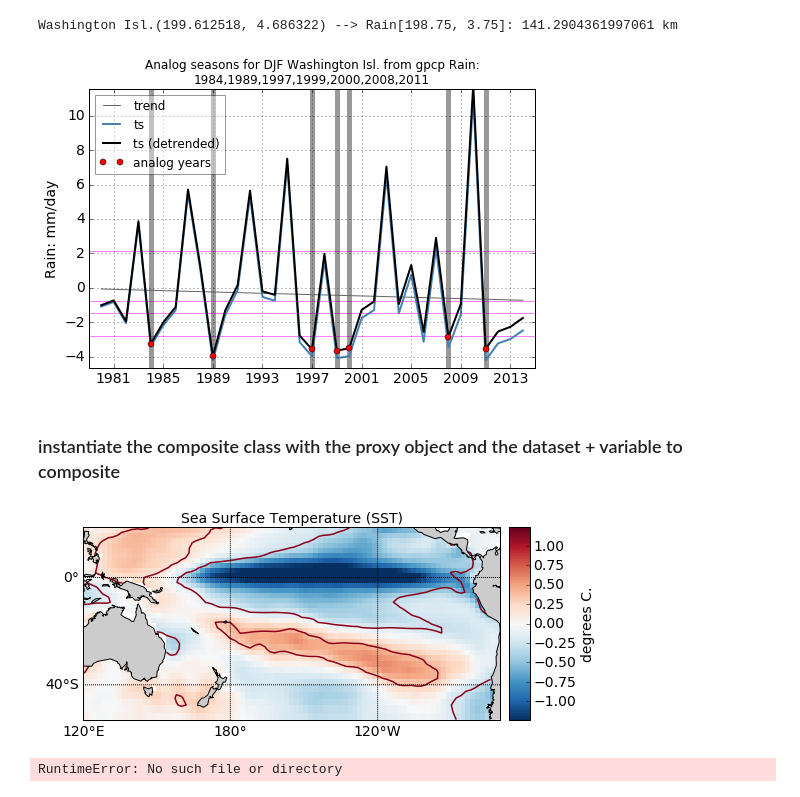
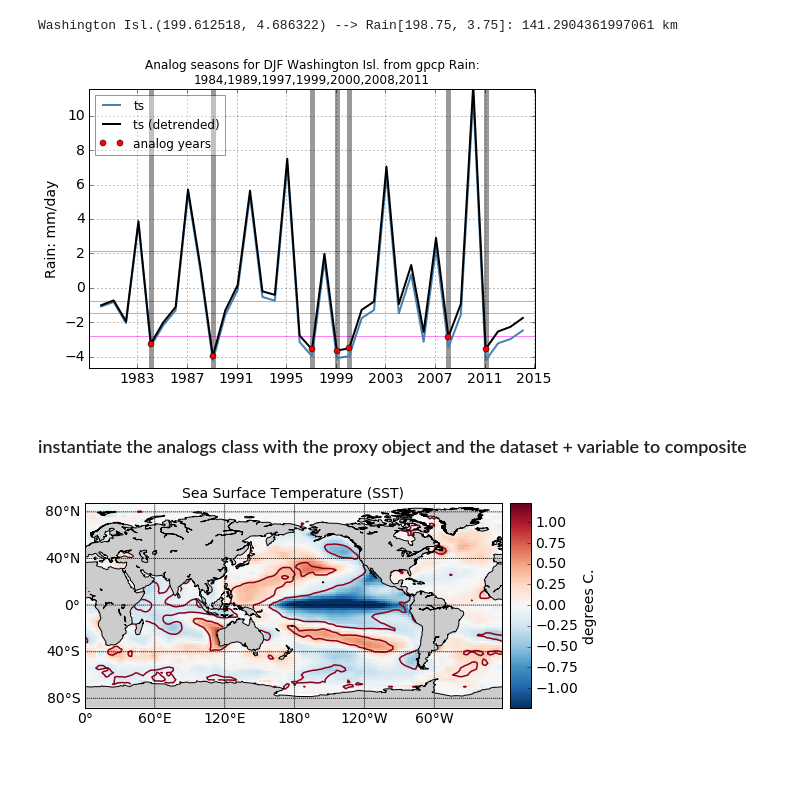
Before and after one commit to nicolasfauchereau/paleopy, a Jupyter notebook: notebooks/proxy.ipynb, the cells around one changed output. Cells and saved outputs as stored; diff of their text form; code cells hidden in the pictures; blank space fills up the shorter version.

Commit message:
ts_seas (attribute of a proxy) now contains every time-series (raw, anoms, detrended raw and detrended anoms)

```diff
--- a/notebooks/proxy.ipynb
+++ b/notebooks/proxy.ipynb
@@ -35,3 +36,5 @@ from paleopy.core.analogs import analogs
 from paleopy.plotting.scalar_plot import scalar_plot
 # %% [markdown]
 ### loops over the list of proxies parameters contained in the excel file: numeric
+# %%
+row = proxies_num.iloc[0:1,:]
@@ -37,0 +46,2 @@ from paleopy.plotting.scalar_plot import scalar_plot
+# %%
+p = proxy('Rarotonga', -159.82, -21.23, 'ersst', 'sst', 'DJF', value=0.6, calc_anoms=True, detrend=True)
@@ -40,7 +82,7 @@ for index, row in proxies_num.iterrows():
 
         # initalise a proxy instance, passing all the parameters
         p = proxy(row.Site, row.Long, row.Lat, row.dataset, row.variable, 'DJF', value = row.Anom, \
-                  calc_anoms=True, detrend=True)
+                  calc_anoms=False, detrend=True)
 
         # extract the time-series and print the coordinates (passed and extracted)
         p.extract_ts()
@@ -132,18 +174,16 @@ Washington Isl.(199.612518, 4.686322) --> Rain[198.75, 3.75]: 141.2904361997061
 # %%
 f = p.plot_season_ts(fname=None)
 # %% [output]
-[figure, old version]
+[figure, new version]
 # %% [markdown]
-### instantiate the composite class with the proxy object and the dataset + variable to composite
+### instantiate the analogs class with the proxy object and the dataset + variable to composite
 # %%
-compos = analogs(p, 'ersst', 'sst').composite()
+sst = analogs(p, 'ersst', 'sst').composite()
 # %%
-f = scalar_plot(compos, test=0.1, domain=[120, 290., -50., 20.], proj='merc').plot()
+f = scalar_plot(sst, test=0.1, proj='cyl').plot()
 # %% [output]
-[figure, old version]
+[figure, new version]
 # %%
 uwnd = analogs(p, 'ncep', 'uwnd_200').composite()
 # uwnd.close()
-# %% [output]
-RuntimeError: No such file or directory
 # %%
```
Also changed, not shown: parts of 17 cells of this notebook, 1 other file.
